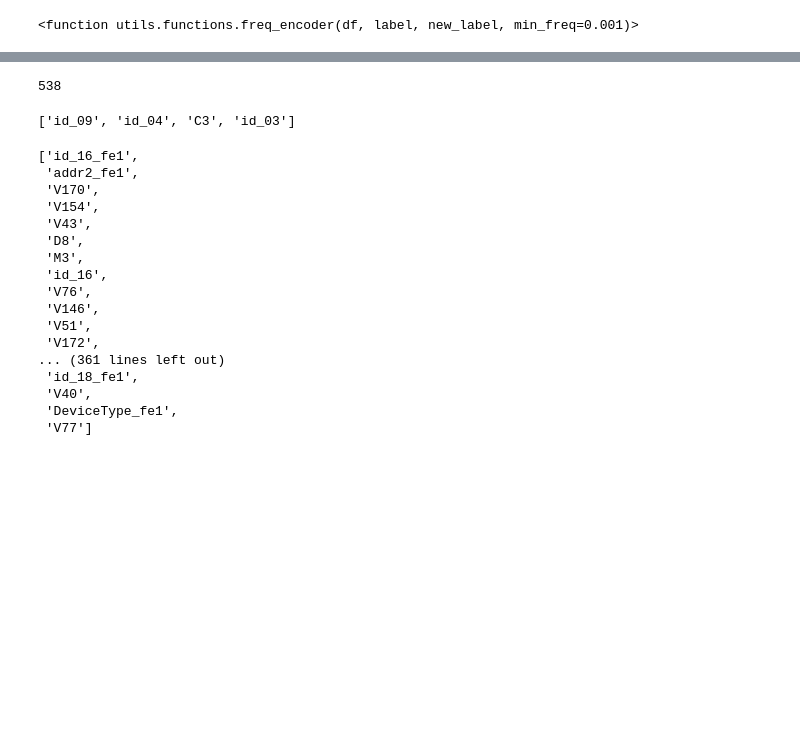
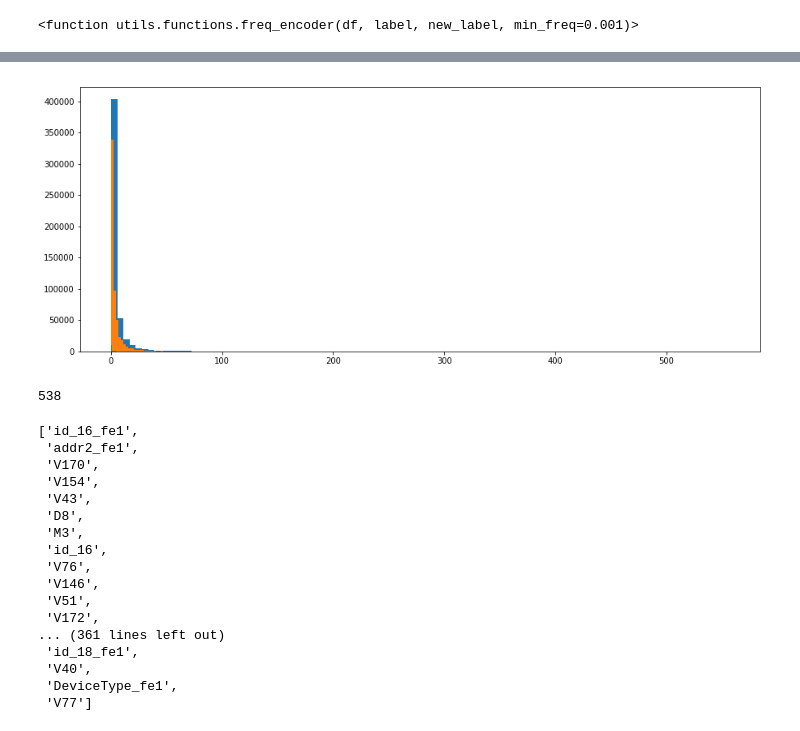
Before and after one commit to rodgomrod/kaggle_ieee_fraud, a Jupyter notebook: feature_engineering.ipynb, the cells around one changed output, grey strips where cells are left out. Saved outputs shown, nothing was run; the diff lists cells and outputs as text; code cells hidden in the pictures; blank space fills up the shorter version.

```diff
--- a/feature_engineering.ipynb
+++ b/feature_engineering.ipynb
@@ -235,3 +548,7 @@ freq_encoder
+# %%
+plot_hist_col(df, 'r')
+# %% [output]
+[figure, added]
 # %%
 len(list(set(train.columns) & set(train.columns)))
 # %% [output]
@@ -240,10 +557,6 @@ len(list(set(train.columns) & set(train.columns)))
 for c in new_cat_features:
     df = freq_encoder(df, c, c, 0)
     gc.collect()
-# %%
-cols
-# %% [output]
-['id_09', 'id_04', 'C3', 'id_03']
 # %%
 list(set([x for x in train.columns if x not in drop_cols]) | set(new_cat_features))
 # %% [output]
```
Also changed, not shown: parts of 32 cells of this notebook, 1 other file.
